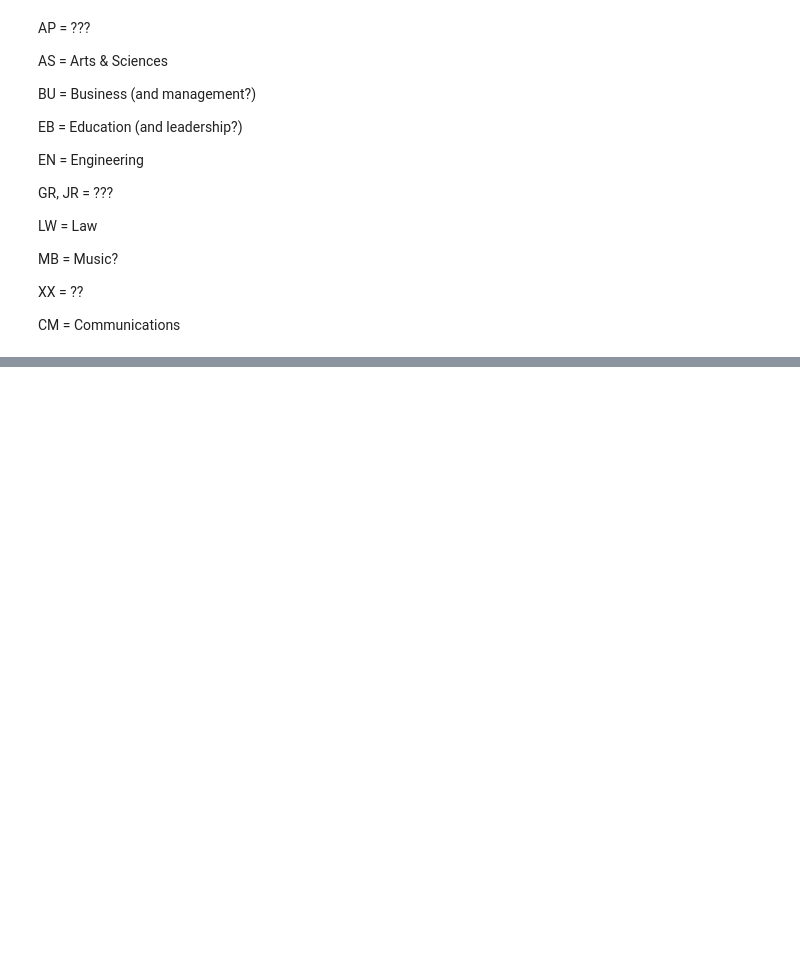
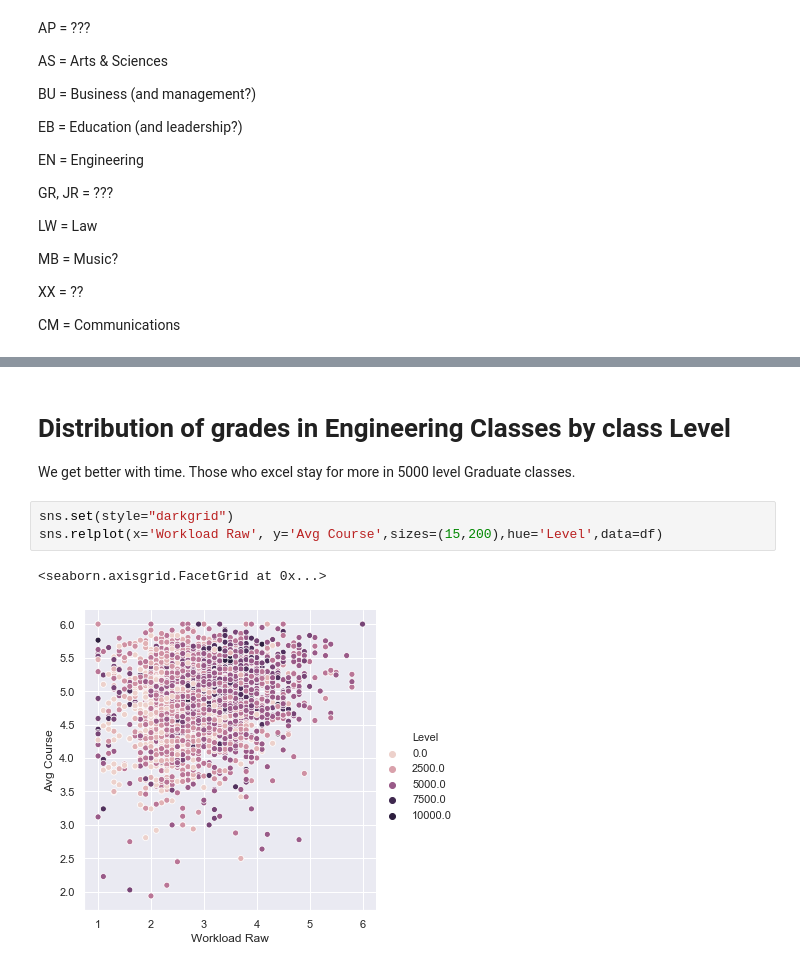
Before and after one commit to royceschultz/Data-Analysis, a Jupyter notebook: Grades/Grades.ipynb, the cells around one changed output, grey strips where cells are left out. Cells and saved outputs as stored; diff of their text form; blank space fills up the shorter version.

```diff
--- a/Grades/Grades.ipynb
+++ b/Grades/Grades.ipynb
@@ -92,0 +123,10 @@ plt.scatter(appm_calc['Avg Grade'].values, appm_calc['Avg Course'], color = 'b')
+# %% [markdown]
+# Distribution of grades in Engineering Classes by class Level
+
+We get better with time. Those who excel stay for more in 5000 level Graduate classes.
+# %%
+sns.set(style="darkgrid")
+sns.relplot(x='Workload Raw', y='Avg Course',sizes=(15,200),hue='Level',data=df)
+# %% [output]
+<seaborn.axisgrid.FacetGrid at 0x...>
+[figure, added]
```
Also changed, not shown: parts of 14 cells of this notebook.
